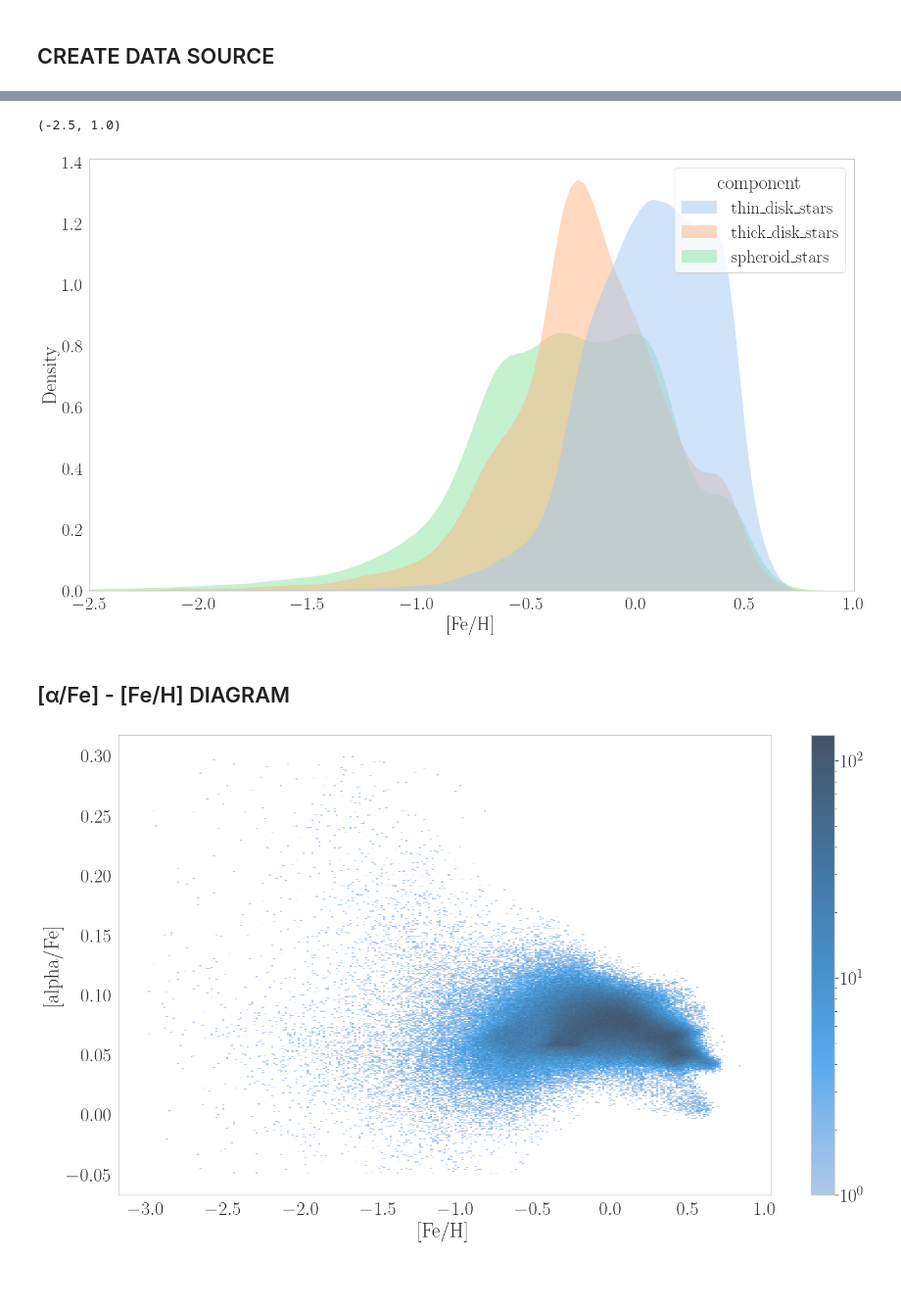
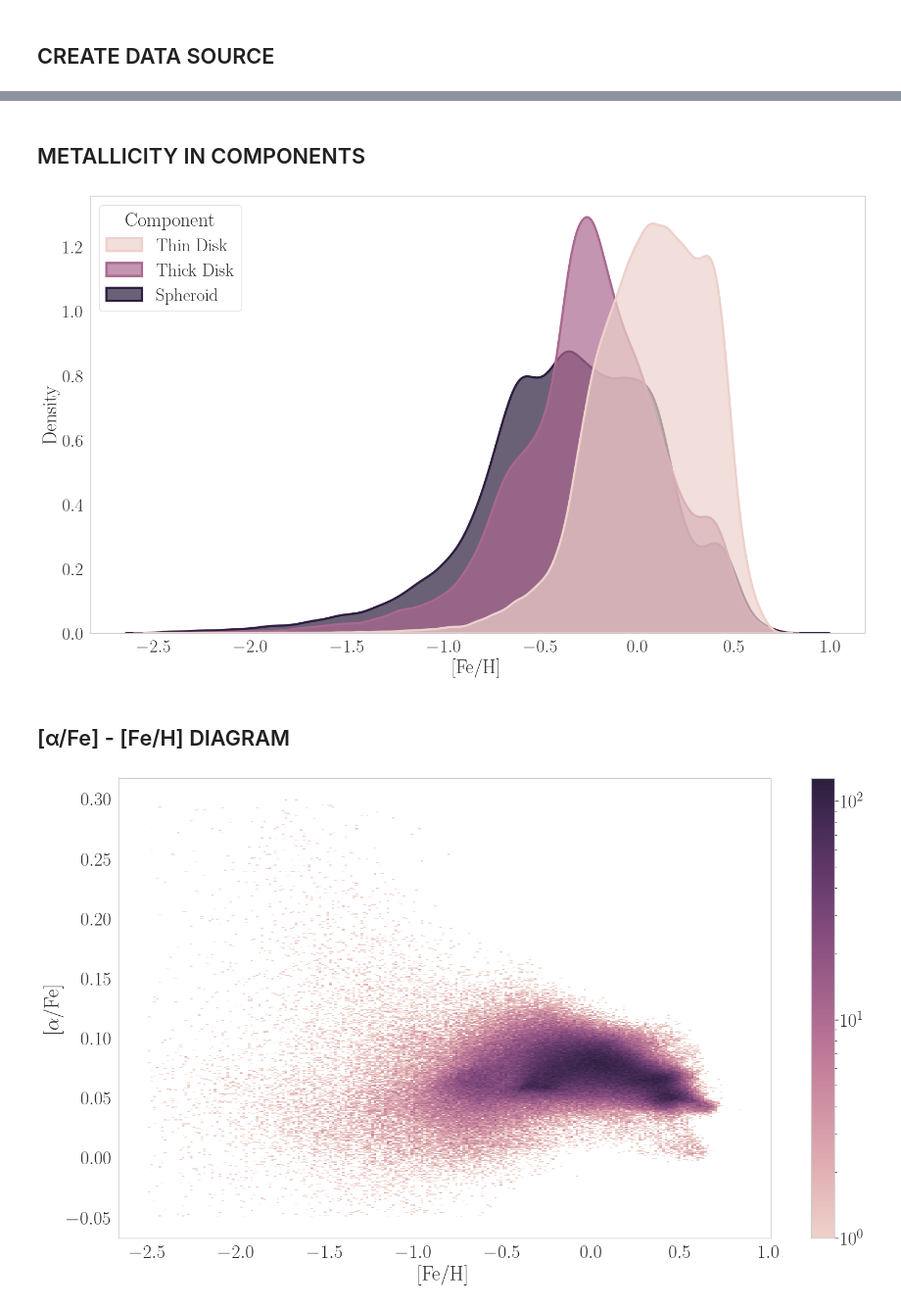
Before and after one commit to ChrisBoettner/skaro, a Jupyter notebook: notebooks/Galaxy_components.ipynb, the cells around one changed output, grey strips where cells are left out. Shown at 98% size. Cells and saved outputs as stored; diff of their text form; code cells hidden in the pictures; blank space fills up the shorter version.

Commit message:
made plots and notebook codes pretty

```diff
--- a/notebooks/Galaxy_components.ipynb
+++ b/notebooks/Galaxy_components.ipynb
@@ -65,6 +61,6 @@ figure_directory = "Galaxy_components"
 # %% [markdown]
 ## CREATE DATA SOURCE
 # %%
-radius = 0.1 * mw.virial_radius()
-normal_vector = mw.normal_vector("stars", data=mw.sphere(radius=(10, "kpc")))
+radius = 80
+sphere_data = mw.sphere(radius=(radius, "kpc"))
 # %%
@@ -97,52 +99,40 @@ array([0.51403526, 0.30992606, 0.17603868])
-# %%
-def get_columns(col):
-    dfs = [
-        pd.DataFrame(sphere_data[component, col], columns=[component]).melt(
-            var_name="component", value_name=col
-        )
-        for component in ["thin_disk_stars", "thick_disk_stars", "spheroid_stars"]
-    ]
-    return pd.concat(dfs)
-
-
-data = get_columns("[Fe/H]")
-data["circularity"] = get_columns("circularity")["circularity"]
+# %% [markdown]
+## METALLICITY IN COMPONENTS
 # %%
-sns.kdeplot(
+histogram_metallicity = sns.kdeplot(
     data,
     x="[Fe/H]",
-    hue="component",
+    hue="Component",
     common_norm=False,
     fill=True,
-    alpha=0.5,
-    linewidth=0,
+    alpha=0.7,
+    linewidth=3,
     gridsize=1000,
+    palette=get_palette(n_colors=3),
 )
-plt.xlim(-2.5, 1)
+sns.move_legend(histogram_metallicity, "upper left")
+FigureProcessor(histogram_metallicity.figure).save(
+    "histogram_metallicity.pdf", sub_directory=figure_directory
+)
 # %% [output]
-(-2.5, 1.0)
-[figure, old version]
+[figure, new version]
 # %% [markdown]
 ## [α/Fe] - [Fe/H] DIAGRAM
-# %%
-import pandas as pd
-import seaborn as sns
-
-data = get_columns("[Fe/H]")
-data["[alpha/Fe]"] = get_columns("[alpha/Fe]")["[alpha/Fe]"]
-data = data[data["[Fe/H]"].between(-3, 1) & data["[alpha/Fe]"].between(-0.05, 0.3)]
 # %%
 from matplotlib.colors import LogNorm
 
-fig, ax = plt.subplots()
-ax = sns.histplot(
-    data[~(data["component"] == "spheroid")],
-    x="[Fe/H]",
-    y="[alpha/Fe]",
+histogram2d_metallicity = sns.histplot(
+    data[~(data["Component"] == "spheroid")],
+    x=labels[0],
+    y=labels[1],
     cbar=True,
+    cmap=get_palette(as_cmap=True),
     norm=LogNorm(),
     vmin=None,
     vmax=None,
 )
+FigureProcessor(histogram2d_metallicity.figure).save(
+    "histogram2d_metallicity.pdf", sub_directory=figure_directory
+)
 # %% [output]
-[figure, old version]
+[figure, new version]
```
Also changed, not shown: parts of 7 cells of this notebook, 19 other files.
